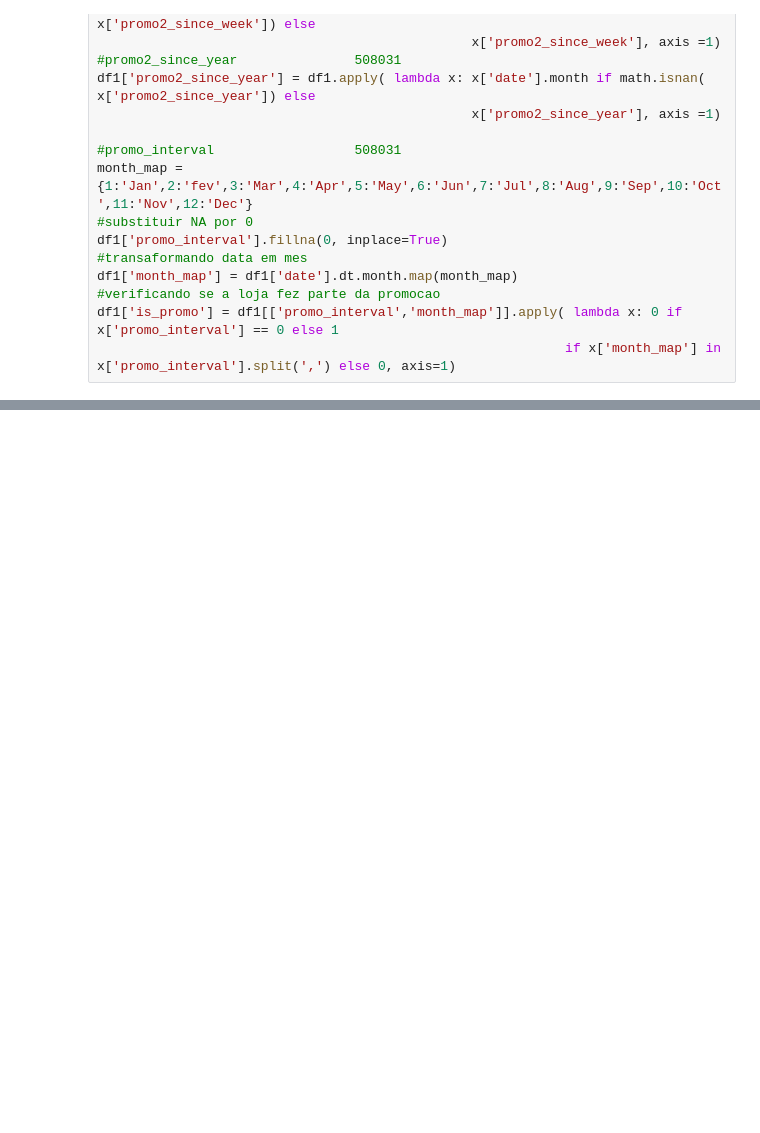
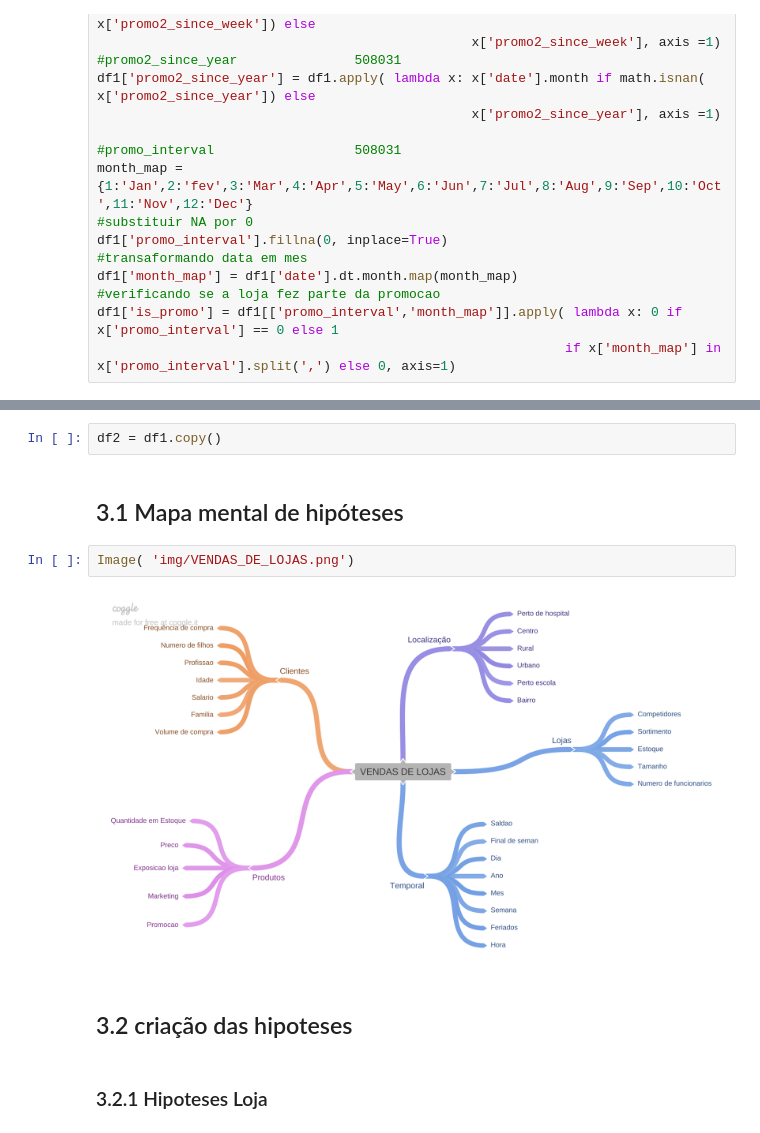
Before and after one commit to castrien/ds_em_producao, a Jupyter notebook: m03_v01_ds_em_producao.ipynb, the cells around one changed output, grey strips where cells are left out. Saved outputs shown, nothing was run; the diff lists cells and outputs as text; blank space fills up the shorter version.

Commit message:
continuacao mindmap de hipoteses

```diff
--- a/m03_v01_ds_em_producao.ipynb
+++ b/m03_v01_ds_em_producao.ipynb
@@ -88,0 +264,12 @@ df1.sample(10).T
+# %%
+df2 = df1.copy()
+# %% [markdown]
+## 3.1 Mapa mental de hipóteses
+# %%
+Image( 'img/VENDAS_DE_LOJAS.png')
+# %% [output]
+[figure, added]
+# %% [markdown]
+## 3.2 criação das hipoteses
+# %% [markdown]
+### 3.2.1 Hipoteses Loja
```
Also changed, not shown: parts of 34 cells of this notebook.
